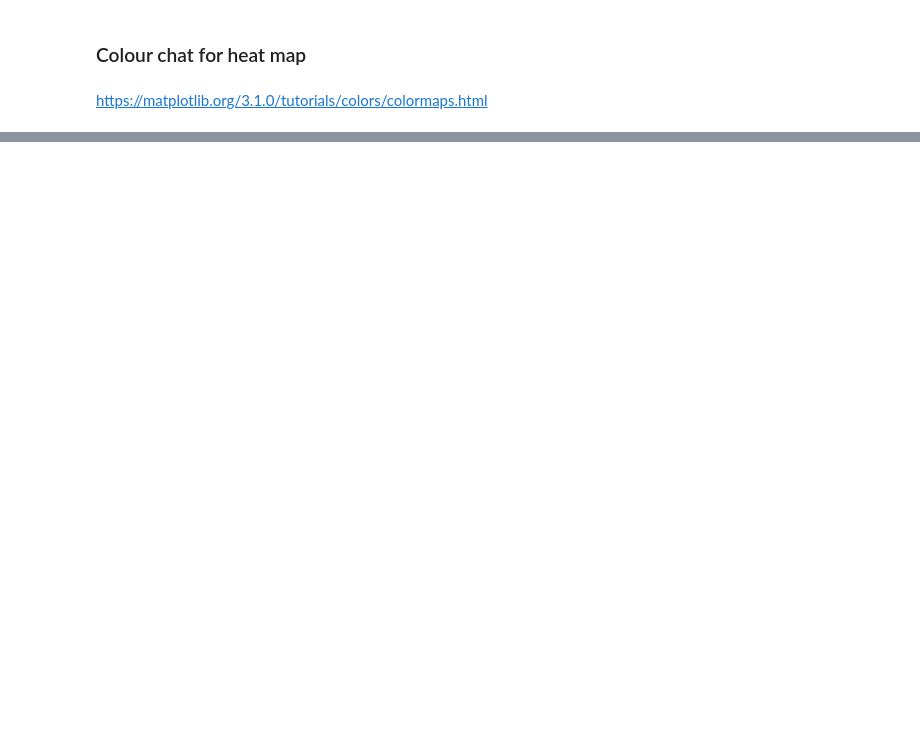
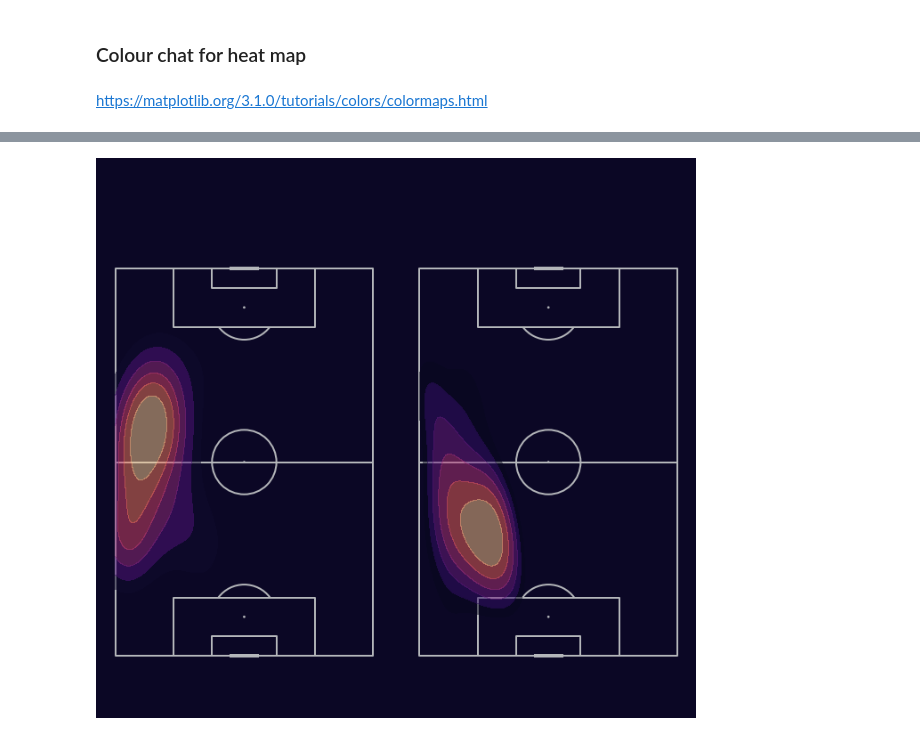
Before and after one commit to brandonfeeley/python-codes, a Jupyter notebook: Heat_Map.ipynb, the cells around one changed output, grey strips where cells are left out. Saved outputs shown, nothing was run; the diff lists cells and outputs as text; code cells hidden in the pictures; blank space fills up the shorter version.

```diff
--- a/Heat_Map.ipynb
+++ b/Heat_Map.ipynb
@@ -80,0 +146,27 @@ plt.savefig('test.png',dpi=500,bbox_inches = 'tight')
+# %%
+pitch = VerticalPitch(pitch_type='statsbomb',
+              line_color='#B4B6BA',
+              pitch_color='#0B0725')
+
+
+fig,axs = pitch.grid(ncols=2, axis=False)
+fig.set_facecolor('#0B0725')
+
+
+kde1 = pitch.kdeplot(df8.x, df8.y, ax=axs['pitch'][0],
+                           levels=7,
+                           shade =True,
+                           thresh=.3,
+                           alpha=.5,
+                           cmap='magma')
+
+kde2 = pitch.kdeplot(df7.x, df7.y, ax=axs['pitch'][1],
+                           levels=7,
+                           shade =True,
+                           thresh=.3,
+                           alpha=.5,
+                           cmap='magma')
+
+plt.savefig('heat.png',dpi=500,bbox_inches = 'tight')
+# %% [output]
+[figure, added]
```
Also changed, not shown: parts of 7 cells of this notebook, 9 other files.
